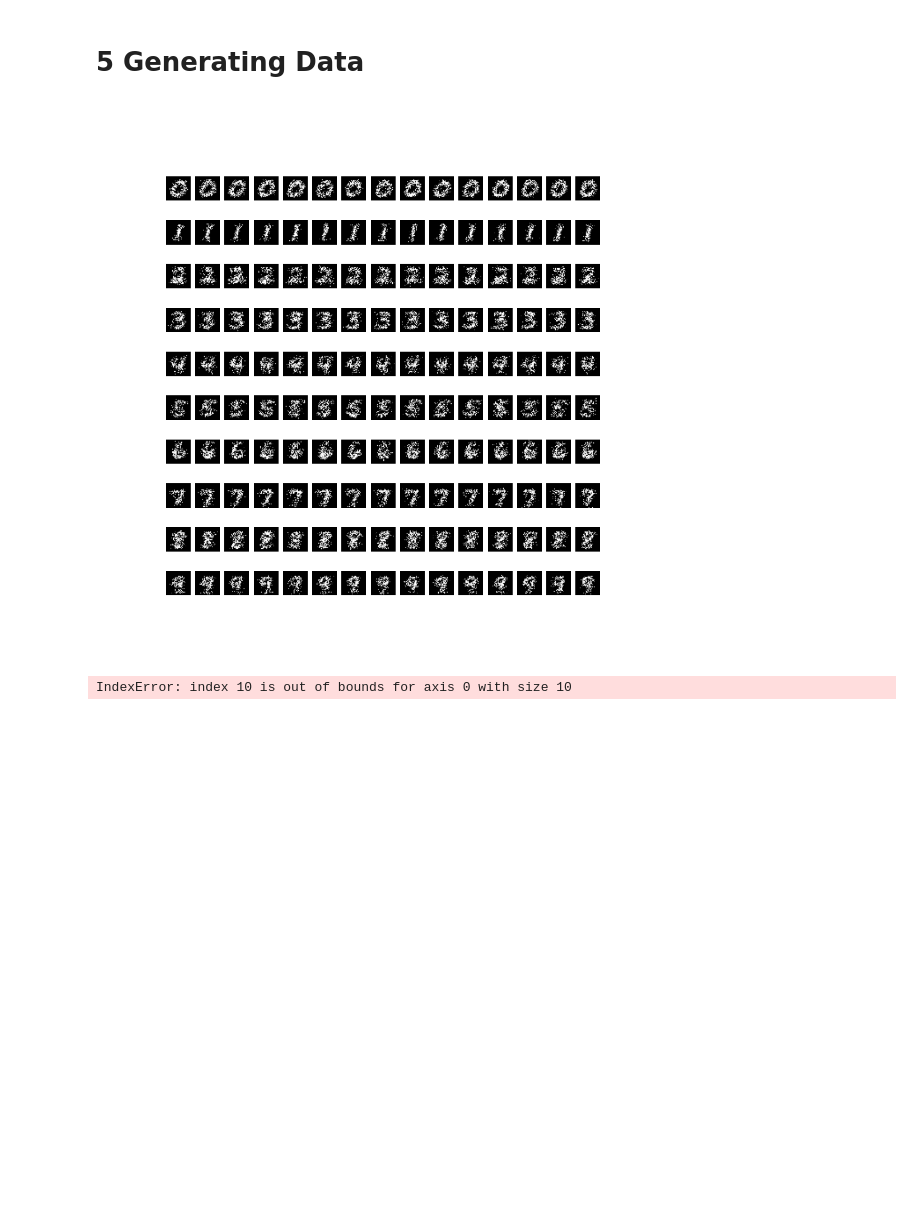
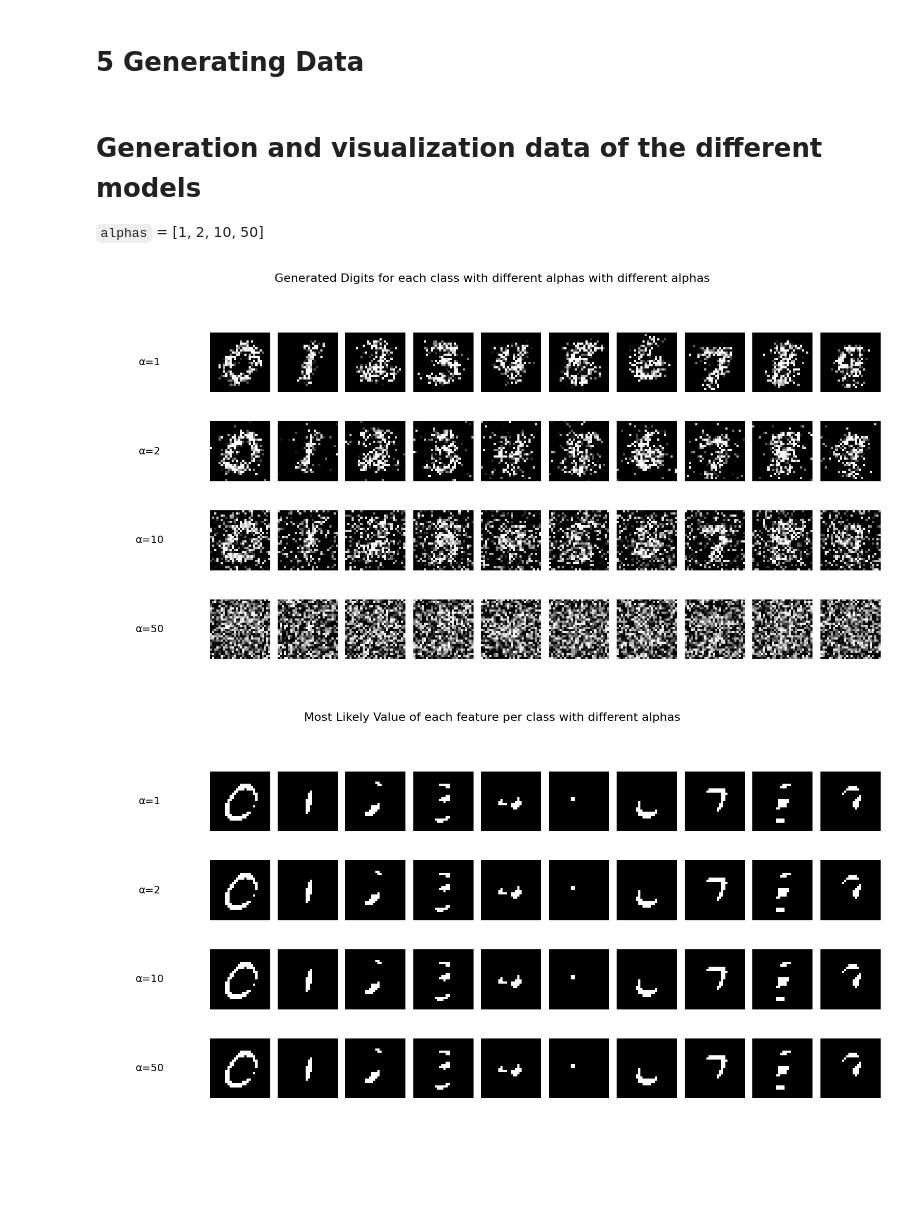
Before and after one commit to abisliouk/-IE675b-machine-learning, a Jupyter notebook: a01-nb.ipynb, the cells around one changed output. Drawn from its saved outputs; the diff is of its cells as text; code cells hidden in the pictures; blank space fills up the shorter version.

```diff
--- a/a01-nb.ipynb
+++ b/a01-nb.ipynb
@@ -617,57 +575,75 @@ def nb_generate(model, ygen):
             # Sample from the categorical distribution
             Xgen[i, d] = np.random.choice(range(K), p=probs)
     return Xgen
+# %% [markdown]
+# Generation and visualization data of the different models
+
+`alphas` = [1, 2, 10, 50]
 # %%
 import numpy as np
 import matplotlib.pyplot as plt
 
 alphas = [1, 2, 10, 50]  # Different alpha values to test
-num_digits_per_class = 15  # Number of digits to generate for each class
+num_digits_per_class = 1  # Number of digits to generate for each class
 num_classes = 10  # For MNIST, we have 10 classes (0-9)
 
-# Function to show digits in a grid
-def showdigits(X, y):
-    fig, axes = plt.subplots(10, 15, figsize=(10, 10))
-    for i, ax in enumerate(axes.flat):
-        ax.imshow(X[i].reshape(28, 28), cmap='gray')  # Adjust the shape as necessary for your data
-        ax.axis('off')
+# Function to show digits in a grid and display alpha value for each row
+def show_comparison(Xs, alphas, num_classes, num_per_class, title):
+    fig, axes = plt.subplots(len(alphas), num_classes, figsize=(15, 8))
+
+    for i, alpha in enumerate(alphas):
+        for j in range(num_classes):
+            ax = axes[i, j]
+            ax.imshow(Xs[alpha][j].reshape(28, 28), cmap='gray')
+            ax.axis('off')
+
+        # Add alpha label for each row
+        axes[i, 0].annotate(f'α={alpha}', xy=(-1, 0.5), xycoords="axes fraction",
+                            fontsize=14, ha='center', va='center', bbox=dict(boxstyle="round,pad=0.3", edgecolor='none', facecolor='white'))
+
+    plt.suptitle(title, fontsize=16)
+    plt.tight_layout(rect=[0.05, 0, 1, 0.95])
     plt.show()
+
+# Store generated data for each alpha
+Xgen_dict = {}
+Xmax_dict = {}
+Xmean_dict = {}
 
 # Loop through the different alpha values and generate/plot digits for each
 for alpha in alphas:
     # Train the Naive Bayes model with the current alpha
     model_nb = nb_train(X, y, alpha=alpha)
 
-    # Cell 1: Generate digits for each class
+    # Generate digits for each class
     ygen = np.repeat(np.arange(num_classes), num_digits_per_class)
     Xgen = nb_generate(model_nb, ygen)
+    Xgen_dict[alpha] = Xgen[:num_classes]  # Store only one digit per class for comparison
 
-    plt.figure()
-    showdigits(Xgen, ygen)
-    plt.suptitle(f"Generated digits for each class (alpha={alpha})")
-
-    # Cell 2: Most likely value of each feature per class
+    # Most likely value of each feature per class
     ymax = np.arange(num_classes)
     Xmax = np.zeros((num_classes, X.shape[1]))
     for c in range(num_classes):
         Xmax[c,] = np.apply_along_axis(np.argmax, 1, model_nb["logcls"][c, :, :])
+    Xmax_dict[alpha] = Xmax
 
-    plt.figure()
-    showdigits(Xmax, ymax)
-    plt.suptitle(f"Most likely value of each feature per class (alpha={alpha})")
-
-    # Cell 3: Expected value of each feature per class
+    # Expected value of each feature per class
     ymean = np.arange(num_classes)
     Xmean = np.zeros((num_classes, X.shape[1]))
     for c in range(num_classes):
         Xmean[c,] = np.apply_along_axis(
             np.sum, 1, np.exp(model_nb["logcls"][c, :, :]) * np.arange(256)
         )
+    Xmean_dict[alpha] = Xmean
 
-    plt.figure()
-    showdigits(Xmean, ymean)
-    plt.suptitle(f"Expected value of each feature per class (alpha={alpha})")
+# Display results Generated Digits
+show_comparison(Xgen_dict, alphas, num_classes, num_digits_per_class, "Generated Digits for each class with different alphas with different alphas")
+
+# Display results Most Likely Value of each feature per class
+show_comparison(Xmax_dict, alphas, num_classes, num_digits_per_class, "Most Likely Value of each feature per class with different alphas")
+
+# Display results for Expected Value of each feature per class
+show_comparison(Xmean_dict, alphas, num_classes, num_digits_per_class, "Expected Value of each feature per class with different alphas")
 # %% [output]
-[figure, old version]
+[figure, new version]
-IndexError: index 10 is out of bounds for axis 0 with size 10
-[figure, old version]
+[figure, new version]
```
Also changed, not shown: parts of 19 cells of this notebook, 8 other files.
